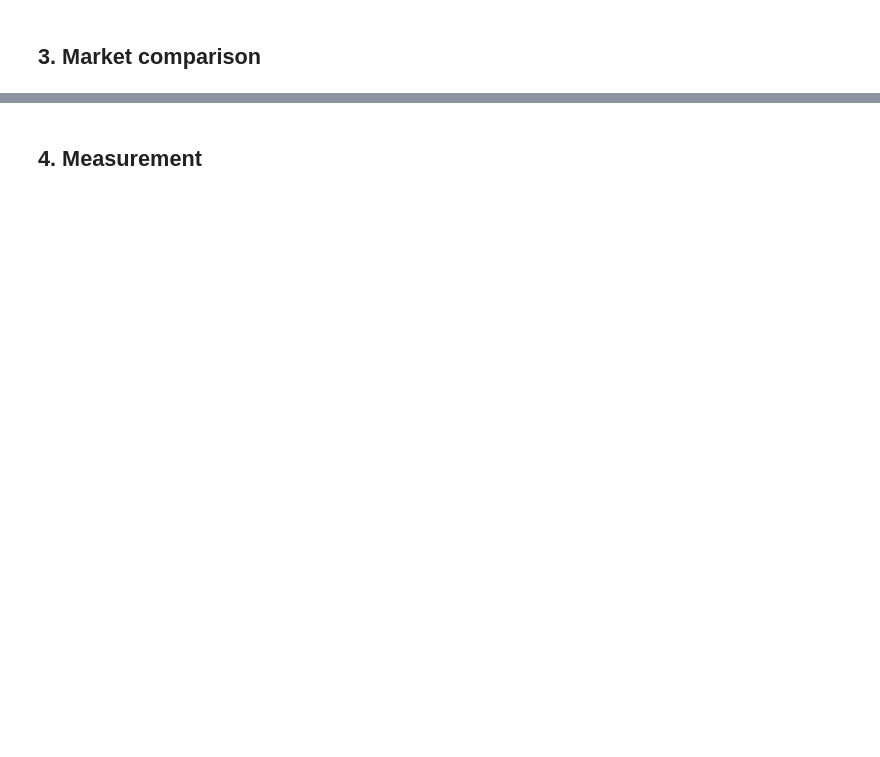
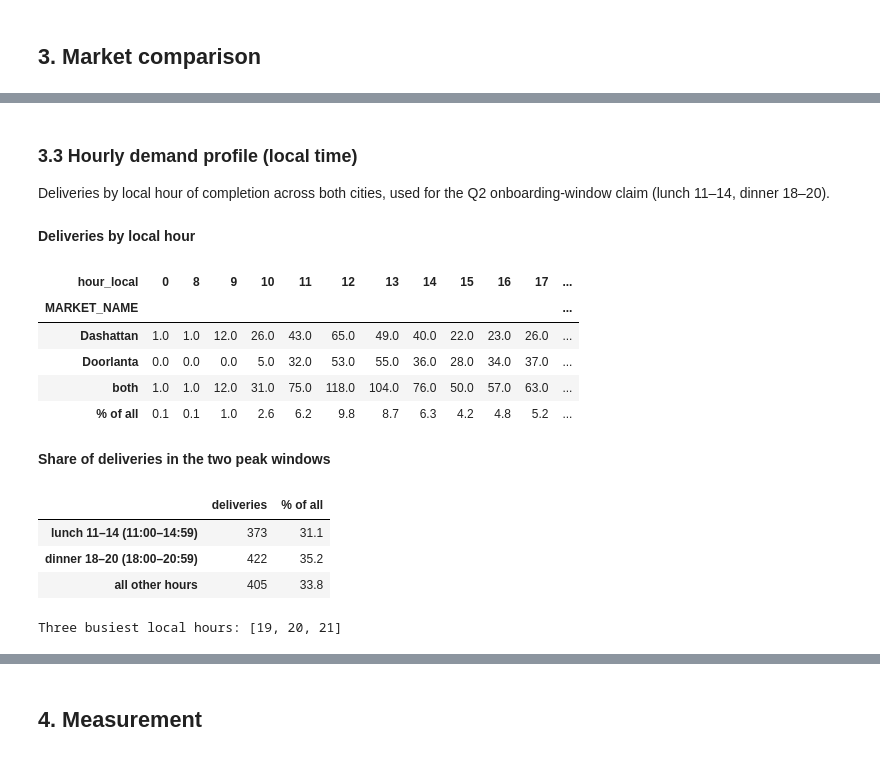
Before and after one commit to navya2392/widget-dasher-review, a Jupyter notebook: analysis.ipynb, the cells around one changed output, grey strips where cells are left out. Drawn from its saved outputs; the diff is of its cells as text; code cells hidden in the pictures; blank space fills up the shorter version.

```diff
--- a/analysis.ipynb
+++ b/analysis.ipynb
@@ -482,0 +781,36 @@ wrote export_01_cleaned.xlsx: (1200, 50)
+# %% [markdown]
+### 3.3 Hourly demand profile (local time)
+Deliveries by local hour of completion across both cities, used for the Q2 onboarding-window claim
+(lunch 11–14, dinner 18–20).
+# %%
+hourly = df.groupby(["hour_local", "MARKET_NAME"]).size().unstack(fill_value=0)
+hourly["both"] = hourly.sum(axis=1)
+hourly["% of all"] = (100 * hourly["both"] / len(df)).round(1)
+show("Deliveries by local hour", hourly.T)
+
+window_tbl = pd.DataFrame({"deliveries": {
+    "lunch 11–14 (11:00–14:59)": df["hour_local"].between(11, 14).sum(),
+    "dinner 18–20 (18:00–20:59)": df["hour_local"].between(18, 20).sum(),
+    "all other hours": (~df["hour_local"].between(11, 14) & ~df["hour_local"].between(18, 20)).sum(),
+}})
+window_tbl["% of all"] = (100 * window_tbl["deliveries"] / len(df)).round(1)
+show("Share of deliveries in the two peak windows", window_tbl)
+top3 = hourly["both"].sort_values(ascending=False).head(3).index.tolist()
+print("Three busiest local hours:", top3)
+register("Q2", "Peak windows = lunch 11–14 & dinner 18–20 (busiest hours fall inside them)", 1,
+         int(all(h in list(range(11, 15)) + list(range(18, 21)) for h in top3)), 0,
+         "1 = yes; busiest hours " + str(top3))
+# %% [output]
+**Deliveries by local hour**
+| hour_local | 0 | 8 | 9 | 10 | 11 | 12 | 13 | 14 | 15 | 16 | 17 | ... |
+| MARKET_NAME |  |  |  |  |  |  |  |  |  |  |  | ... |
+| Dashattan | 1.0 | 1.0 | 12.0 | 26.0 | 43.0 | 65.0 | 49.0 | 40.0 | 22.0 | 23.0 | 26.0 | ... |
+| Doorlanta | 0.0 | 0.0 | 0.0 | 5.0 | 32.0 | 53.0 | 55.0 | 36.0 | 28.0 | 34.0 | 37.0 | ... |
+| both | 1.0 | 1.0 | 12.0 | 31.0 | 75.0 | 118.0 | 104.0 | 76.0 | 50.0 | 57.0 | 63.0 | ... |
+| % of all | 0.1 | 0.1 | 1.0 | 2.6 | 6.2 | 9.8 | 8.7 | 6.3 | 4.2 | 4.8 | 5.2 | ... |
+**Share of deliveries in the two peak windows**
+|  | deliveries | % of all |
+| lunch 11–14 (11:00–14:59) | 373 | 31.1 |
+| dinner 18–20 (18:00–20:59) | 422 | 35.2 |
+| all other hours | 405 | 33.8 |
+Three busiest local hours: [19, 20, 21]
```
Also changed, not shown: parts of 36 cells of this notebook.
